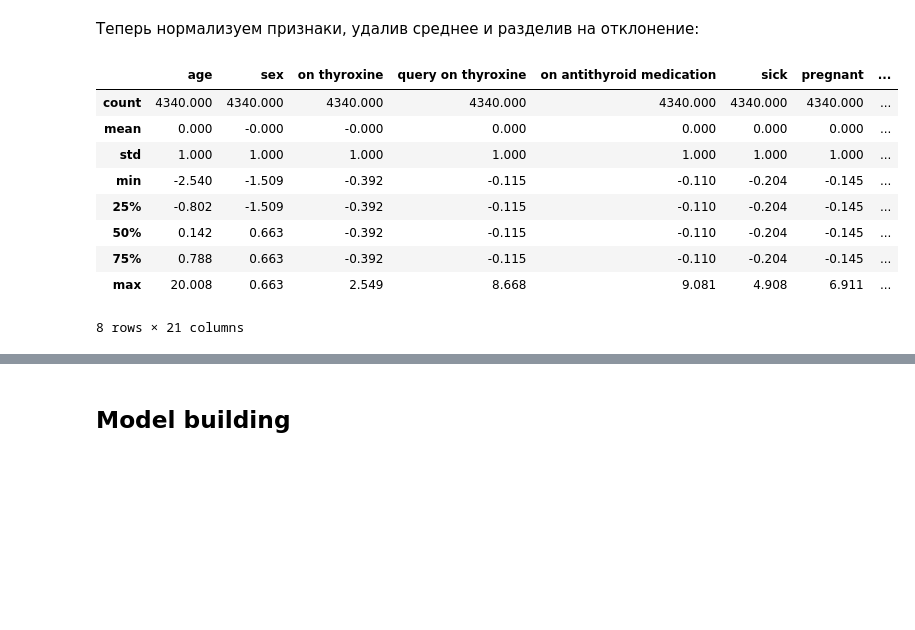
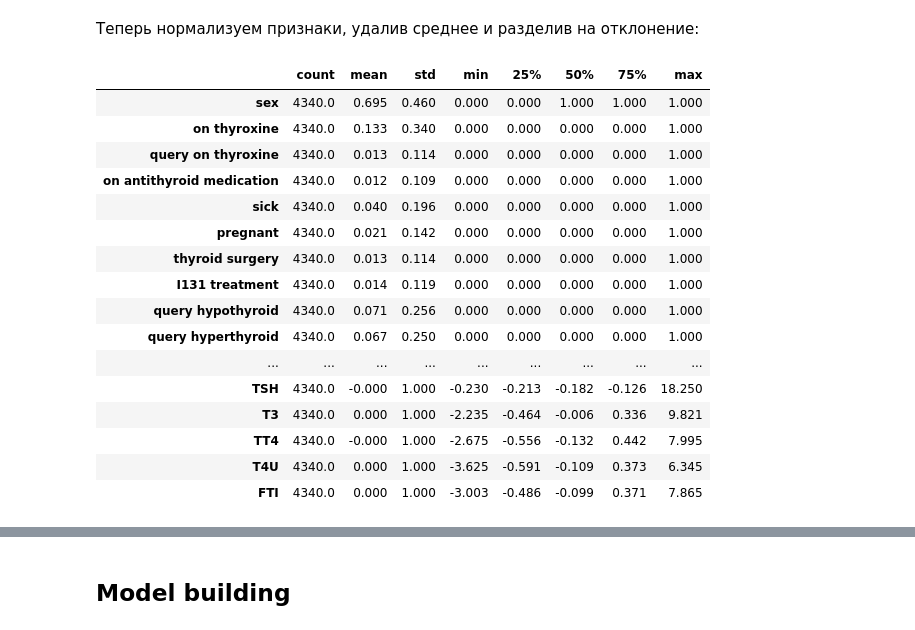
Before and after one commit to IooHooI/CLASSIFICATION_1, a Jupyter notebook: notebooks/SOLUTION.ipynb, the cells around one changed output, grey strips where cells are left out. Drawn from its saved outputs; the diff is of its cells as text; code cells hidden in the pictures; blank space fills up the shorter version.

```diff
--- a/notebooks/SOLUTION.ipynb
+++ b/notebooks/SOLUTION.ipynb
@@ -403,18 +539,32 @@ memory usage: 712.1 KB
 # %% [markdown]
 Теперь нормализуем признаки, удалив среднее и разделив на отклонение:
+# %%
+columns_to_normalize = ['age', 'TSH', 'T3', 'TT4', 'T4U', 'FTI']
 # %%
 scaler = StandardScaler()
-X = pd.DataFrame(scaler.fit_transform(X), columns=x_columns)
+
+normalized_cloumns = pd.DataFrame(scaler.fit_transform(X[columns_to_normalize]), columns=columns_to_normalize)
+# %%
+X.drop(columns_to_normalize, axis='columns', inplace=True)
+# %%
+X = pd.concat([X, normalized_cloumns], axis=1)
 # %%
-X.describe().applymap(lambda x: round(x, 3))
+X.describe().applymap(lambda x: round(x, 3)).transpose()
 # %% [output]
-|  | age | sex | on thyroxine | query on thyroxine | on antithyroid medication | sick | pregnant | ... |
-| count | 4340.000 | 4340.000 | 4340.000 | 4340.000 | 4340.000 | 4340.000 | 4340.000 | ... |
-| mean | 0.000 | -0.000 | -0.000 | 0.000 | 0.000 | 0.000 | 0.000 | ... |
-| std | 1.000 | 1.000 | 1.000 | 1.000 | 1.000 | 1.000 | 1.000 | ... |
-| min | -2.540 | -1.509 | -0.392 | -0.115 | -0.110 | -0.204 | -0.145 | ... |
-| 25% | -0.802 | -1.509 | -0.392 | -0.115 | -0.110 | -0.204 | -0.145 | ... |
-| 50% | 0.142 | 0.663 | -0.392 | -0.115 | -0.110 | -0.204 | -0.145 | ... |
-| 75% | 0.788 | 0.663 | -0.392 | -0.115 | -0.110 | -0.204 | -0.145 | ... |
-| max | 20.008 | 0.663 | 2.549 | 8.668 | 9.081 | 4.908 | 6.911 | ... |
+|  | count | mean | std | min | 25% | 50% | 75% | max |
+| sex | 4340.0 | 0.695 | 0.460 | 0.000 | 0.000 | 1.000 | 1.000 | 1.000 |
+| on thyroxine | 4340.0 | 0.133 | 0.340 | 0.000 | 0.000 | 0.000 | 0.000 | 1.000 |
+| query on thyroxine | 4340.0 | 0.013 | 0.114 | 0.000 | 0.000 | 0.000 | 0.000 | 1.000 |
+| on antithyroid medication | 4340.0 | 0.012 | 0.109 | 0.000 | 0.000 | 0.000 | 0.000 | 1.000 |
+| sick | 4340.0 | 0.040 | 0.196 | 0.000 | 0.000 | 0.000 | 0.000 | 1.000 |
+| pregnant | 4340.0 | 0.021 | 0.142 | 0.000 | 0.000 | 0.000 | 0.000 | 1.000 |
+| thyroid surgery | 4340.0 | 0.013 | 0.114 | 0.000 | 0.000 | 0.000 | 0.000 | 1.000 |
+| I131 treatment | 4340.0 | 0.014 | 0.119 | 0.000 | 0.000 | 0.000 | 0.000 | 1.000 |
+| query hypothyroid | 4340.0 | 0.071 | 0.256 | 0.000 | 0.000 | 0.000 | 0.000 | 1.000 |
+| query hyperthyroid | 4340.0 | 0.067 | 0.250 | 0.000 | 0.000 | 0.000 | 0.000 | 1.000 |
+| ... | ... | ... | ... | ... | ... | ... | ... | ... |
+| TSH | 4340.0 | -0.000 | 1.000 | -0.230 | -0.213 | -0.182 | -0.126 | 18.250 |
+| T3 | 4340.0 | 0.000 | 1.000 | -2.235 | -0.464 | -0.006 | 0.336 | 9.821 |
+| TT4 | 4340.0 | -0.000 | 1.000 | -2.675 | -0.556 | -0.132 | 0.442 | 7.995 |
+| T4U | 4340.0 | 0.000 | 1.000 | -3.625 | -0.591 | -0.109 | 0.373 | 6.345 |
+| FTI | 4340.0 | 0.000 | 1.000 | -3.003 | -0.486 | -0.099 | 0.371 | 7.865 |
-8 rows × 21 columns
```
Also changed, not shown: parts of 35 cells of this notebook, 3 other files.
